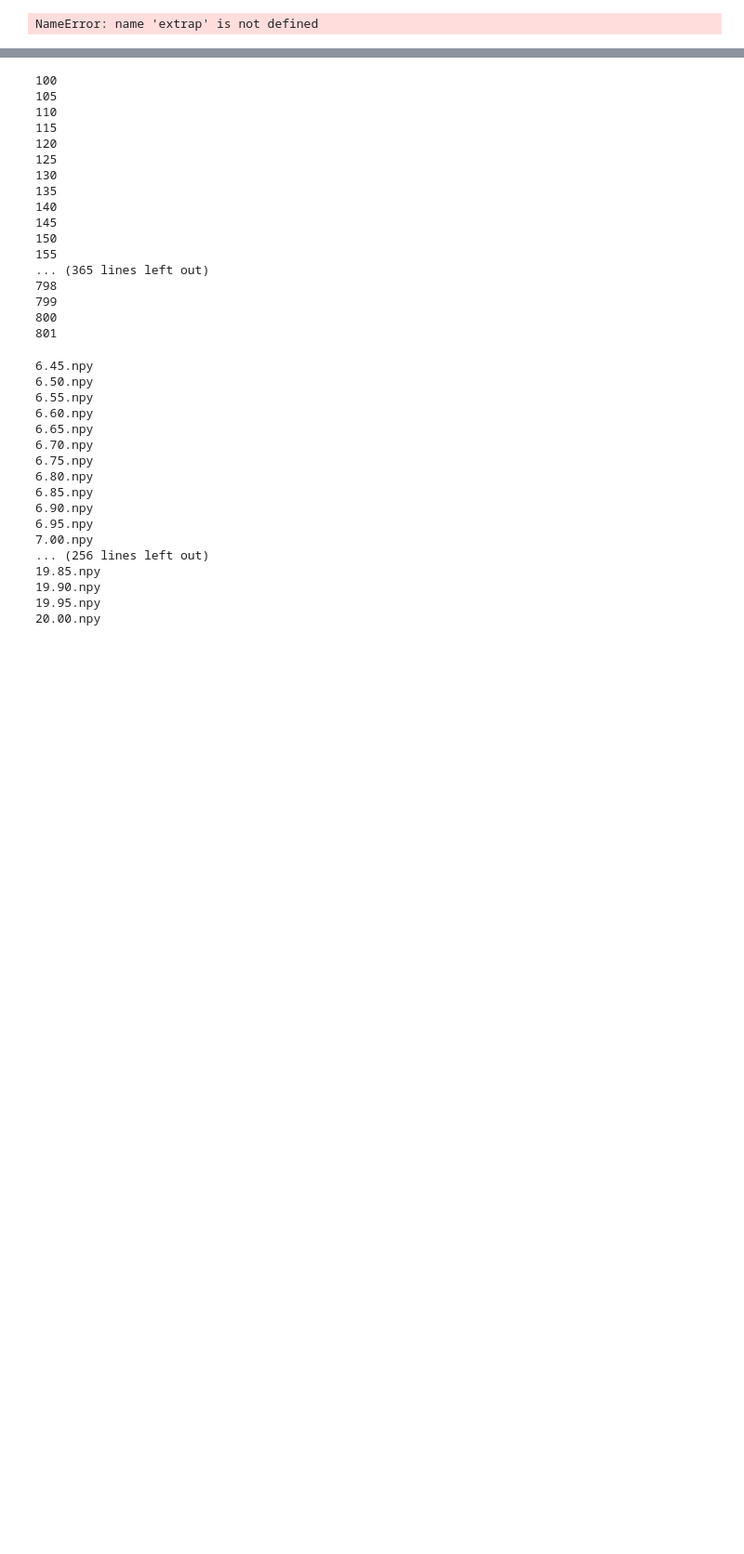
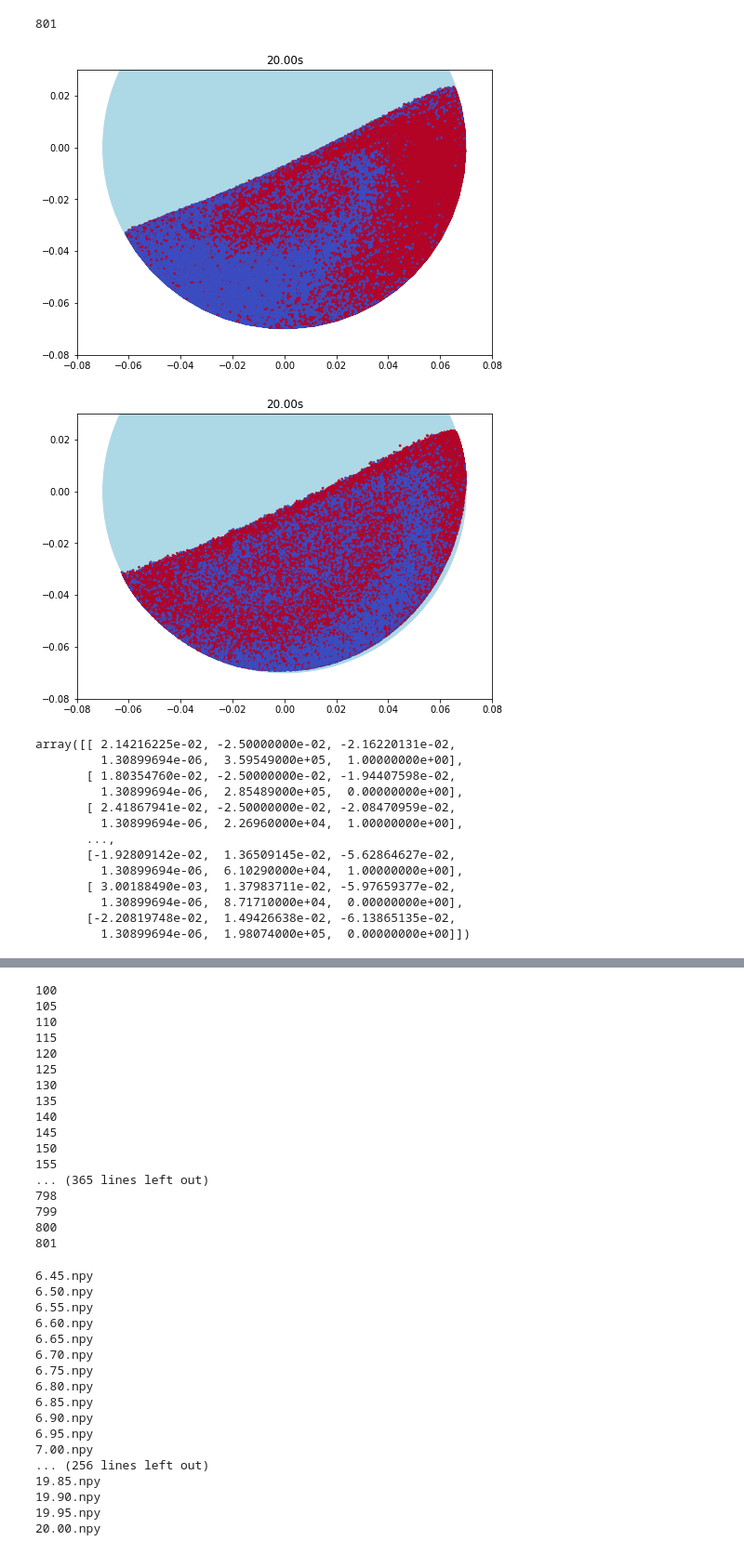
Before and after one commit to elispelis/DEM-Dissertation, a Jupyter notebook: src/density_distribution.ipynb, the cells around one changed output, grey strips where cells are left out. Shown at 93% size. Drawn from its saved outputs; the diff is of its cells as text; code cells hidden in the pictures; blank space fills up the shorter version.

```diff
--- a/src/density_distribution.ipynb
+++ b/src/density_distribution.ipynb
@@ -27,31 +27,47 @@ extrap = extrapolation(start_t, end_t, sim_path, domain_x, domain_y, domain_z, n
 # %%
 id_dict_path = rf"V:\GrNN_EDEM-Sims\{sim_name}_data\Export_Data"
 id_dict = import_dict(id_dict_path, "id_dict")
 
 t1 = 20
 
 t1_index = extrap.find_nearest(extrap.deck.timestepValues, t1)
 print(t1_index)
 t1_data = extrap.get_particle_coords(t1_index)
 
 id_dict = import_dict(id_dict_path, "id_dict")
 plot_particles(t1_data, id_dict, True, t1)
 
 z_max = np.amax(t1_data[:, 2])
 
 
 #predicted_path = rf"V:\GrNN_EDEM-Sims\{sim_name}_data\Export_Data\RNNSR_plots\35_12_35_sl15_3_6.5_0.05s_plots_30ep_128batch\timestep_data\20.00.csv"
 predicted_path = rf"V:\GrNN_EDEM-Sims\{sim_name}_data\Export_Data\RNNSR_plots\23_8_23_sl15_3_5_0.05s_plots_20ep_64batch\timestep_data\20.00.npy"
 predicted_path = rf"V:\GrNN_EDEM-Sims\{sim_name}_data\Export_Data\RNNSR_plots\35_12_35_sl30_3_6.5_0.05s_plots_30ep_128batch\timestep_data\20.00.npy"
+predicted_path = rf"V:\GrNN_EDEM-Sims\{sim_name}_data\Export_Data\RNNSR_plots\35_12_35_sl25_3_5_0.03s_plots_20ep_128batch\timestep_data\20.01.npy"
 
 
 t2_data = np.load(predicted_path)
 
 new_column = np.ones((t2_data.shape[0]))
 t2_data = np.insert(t2_data, -1, new_column*t1_data[0,-2], axis=1)
 plot_particles(t2_data, id_dict, True, t1)
 # %% [output]
-NameError: name 'extrap' is not defined
+801
+[figure, added]
+[figure, added]
+array([[ 2.14216225e-02, -2.50000000e-02, -2.16220131e-02,
+         1.30899694e-06,  3.59549000e+05,  1.00000000e+00],
+       [ 1.80354760e-02, -2.50000000e-02, -1.94407598e-02,
+         1.30899694e-06,  2.85489000e+05,  0.00000000e+00],
+       [ 2.41867941e-02, -2.50000000e-02, -2.08470959e-02,
+         1.30899694e-06,  2.26960000e+04,  1.00000000e+00],
+       ...,
+       [-1.92809142e-02,  1.36509145e-02, -5.62864627e-02,
+         1.30899694e-06,  6.10290000e+04,  1.00000000e+00],
+       [ 3.00188490e-03,  1.37983711e-02, -5.97659377e-02,
+         1.30899694e-06,  8.71710000e+04,  0.00000000e+00],
+       [-2.20819748e-02,  1.49426638e-02, -6.13865135e-02,
+         1.30899694e-06,  1.98074000e+05,  0.00000000e+00]])
 # %%
 def slice_positions_1d(data, domain, num_bins, direction='x'):
     if direction == 'x':
```
Also changed, not shown: parts of 1 cell of this notebook.
